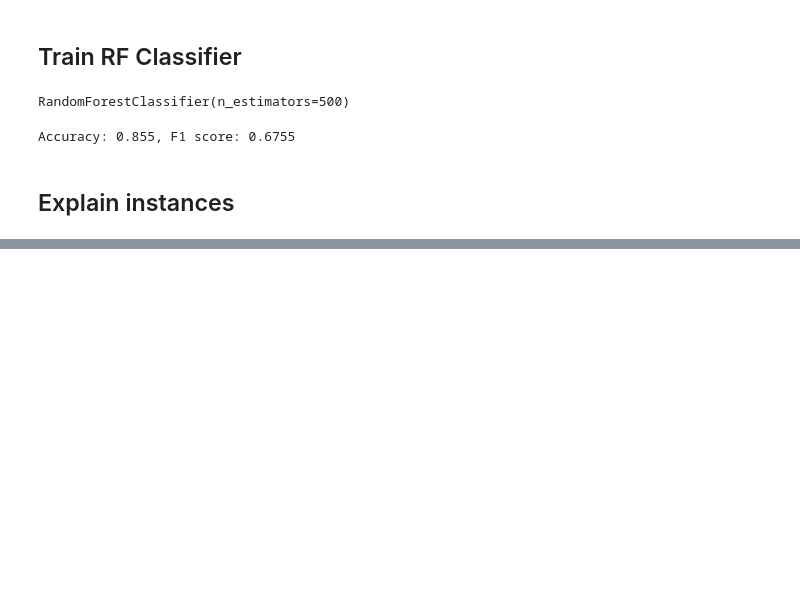
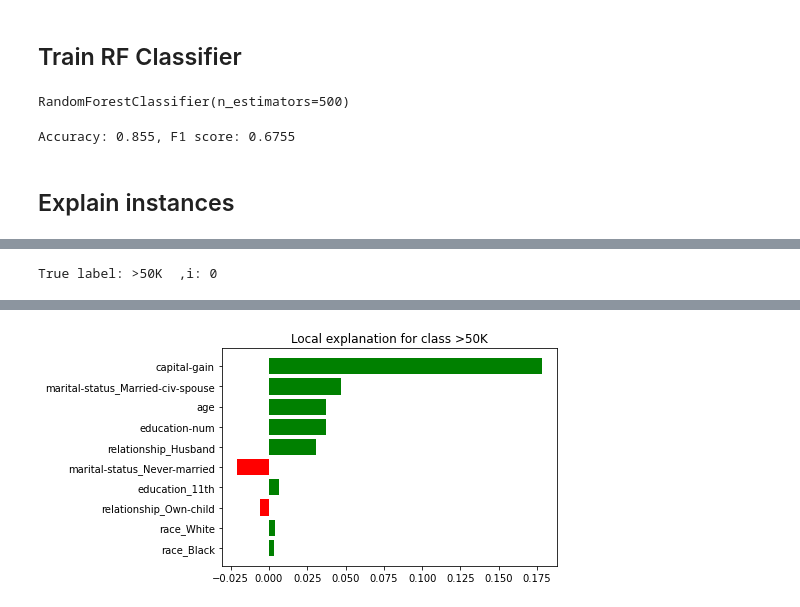
Before and after one commit to DataManagementLab/Astrapia, a Jupyter notebook: notebooks/LimeExplanation.ipynb, the cells around one changed output, grey strips where cells are left out. Saved outputs shown, nothing was run; the diff lists cells and outputs as text; code cells hidden in the pictures; blank space fills up the shorter version.

```diff
--- a/notebooks/LimeExplanation.ipynb
+++ b/notebooks/LimeExplanation.ipynb
@@ -111,0 +132,2 @@ True label: >50K
+# %%
+i = 0
@@ -111,0 +140,8 @@ True label: >50K
+# %%
+# i = np.random.randint(0, test.shape[0])# get another random sample
+print('True label:', data.target.iloc[i]['income'], ' ,i:', i)
+exp = explainer.explain_instance(test.iloc[i], rf.predict_proba, num_features=10)
+exp.show_in_notebook(show_table=False, show_all=False, show_predicted_value=True)
+fig = exp.as_pyplot_figure()
+# %% [output]
+True label: >50K  ,i: 0
@@ -111,0 +149 @@ True label: >50K
+[figure, added]
```
Also changed, not shown: parts of 4 cells of this notebook.
